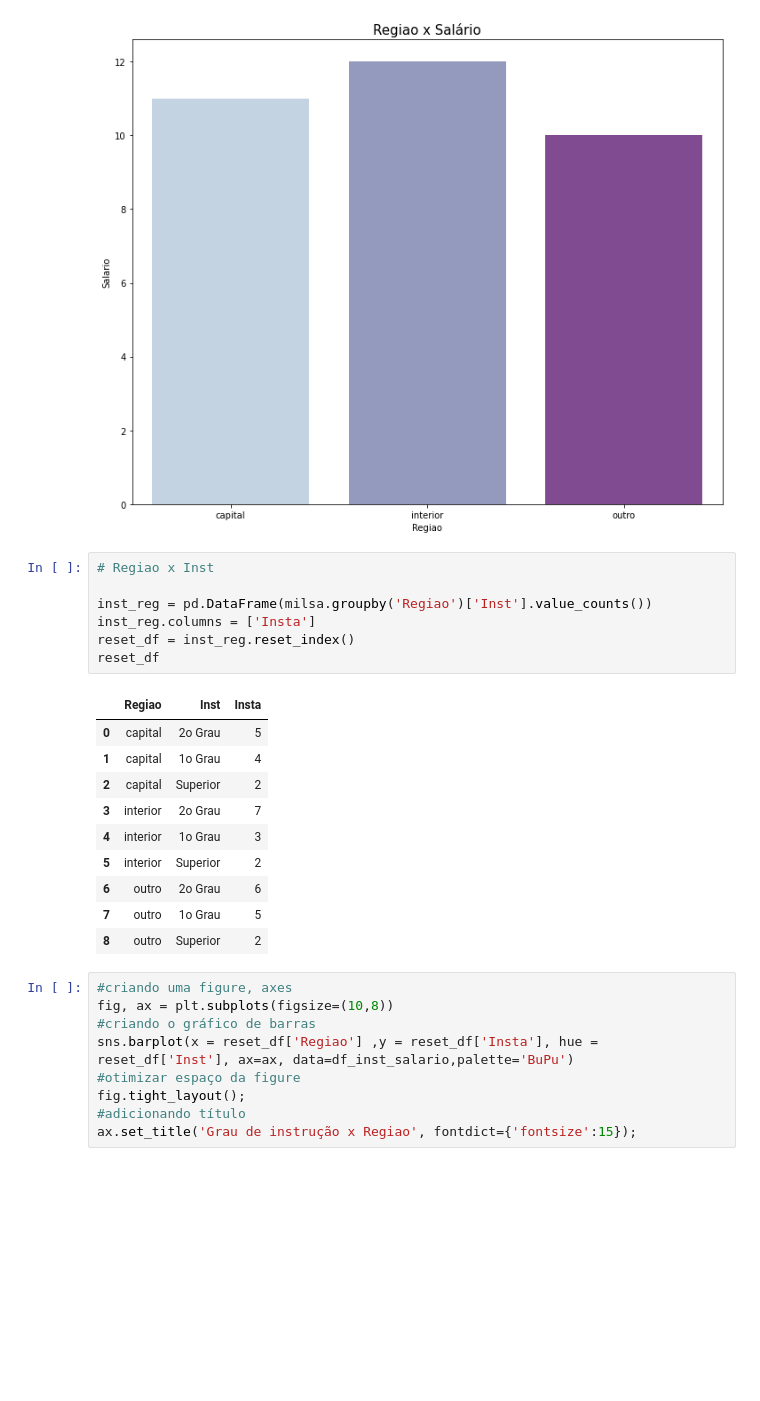
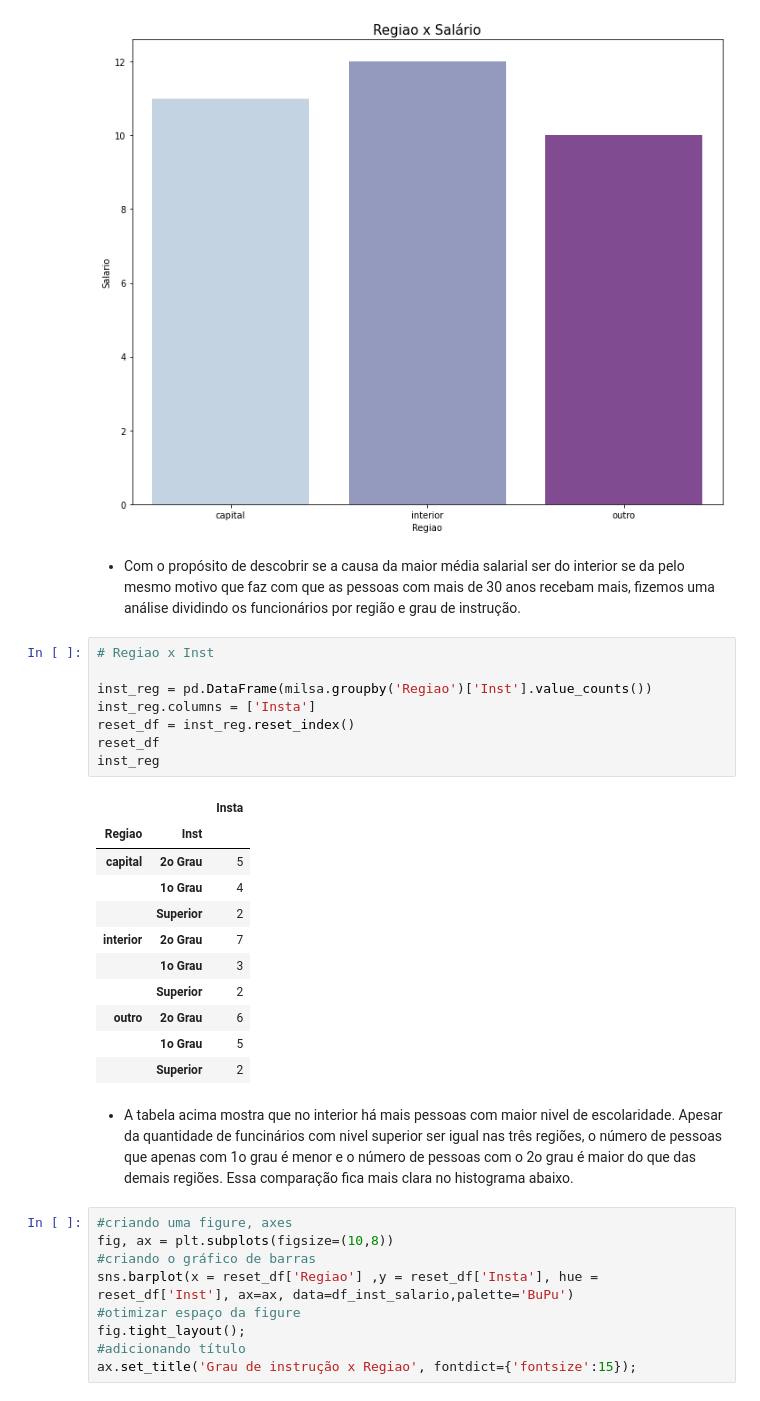
Before and after one commit to luizasampaio-s/todo8, a Jupyter notebook: to_do_8.ipynb, the cells around one changed output. Saved outputs shown, nothing was run; the diff lists cells and outputs as text; blank space fills up the shorter version.

```diff
--- a/to_do_8.ipynb
+++ b/to_do_8.ipynb
@@ -399,24 +403,30 @@ fig.tight_layout();
 ax.set_title("Regiao x Salário", fontdict={'fontsize':15});
 # %% [output]
 [figure]
+# %% [markdown]
+- Com o propósito de descobrir se a causa da maior média salarial ser do interior se da pelo mesmo motivo que faz com que as pessoas com mais de 30 anos recebam mais, fizemos uma análise dividindo os funcionários por região e grau de instrução.
 # %%
 # Regiao x Inst
 
 inst_reg = pd.DataFrame(milsa.groupby('Regiao')['Inst'].value_counts())
 inst_reg.columns = ['Insta']
 reset_df = inst_reg.reset_index()
 reset_df
+inst_reg
 # %% [output]
-|  | Regiao | Inst | Insta |
-| 0 | capital | 2o Grau | 5 |
-| 1 | capital | 1o Grau | 4 |
-| 2 | capital | Superior | 2 |
-| 3 | interior | 2o Grau | 7 |
-| 4 | interior | 1o Grau | 3 |
-| 5 | interior | Superior | 2 |
-| 6 | outro | 2o Grau | 6 |
-| 7 | outro | 1o Grau | 5 |
-| 8 | outro | Superior | 2 |
+|  |  | Insta |
+| Regiao | Inst |  |
+| capital | 2o Grau | 5 |
+|  | 1o Grau | 4 |
+|  | Superior | 2 |
+| interior | 2o Grau | 7 |
+|  | 1o Grau | 3 |
+|  | Superior | 2 |
+| outro | 2o Grau | 6 |
+|  | 1o Grau | 5 |
+|  | Superior | 2 |
+# %% [markdown]
+- A tabela acima mostra que no interior há mais pessoas com maior nivel de escolaridade. Apesar da quantidade de funcinários com nivel superior ser igual nas três regiões, o número de pessoas que apenas com 1o grau é menor e o número de pessoas com o 2o grau é maior do que das demais regiões. Essa comparação fica mais clara no histograma abaixo.
 # %%
 #criando uma figure, axes
 fig, ax = plt.subplots(figsize=(10,8))
```
Also changed, not shown: parts of 8 cells of this notebook.
